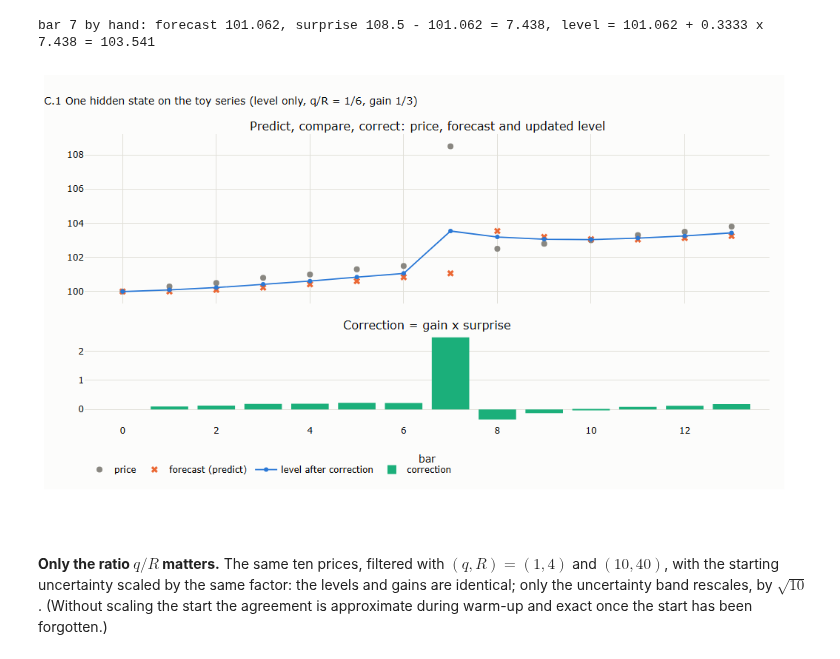
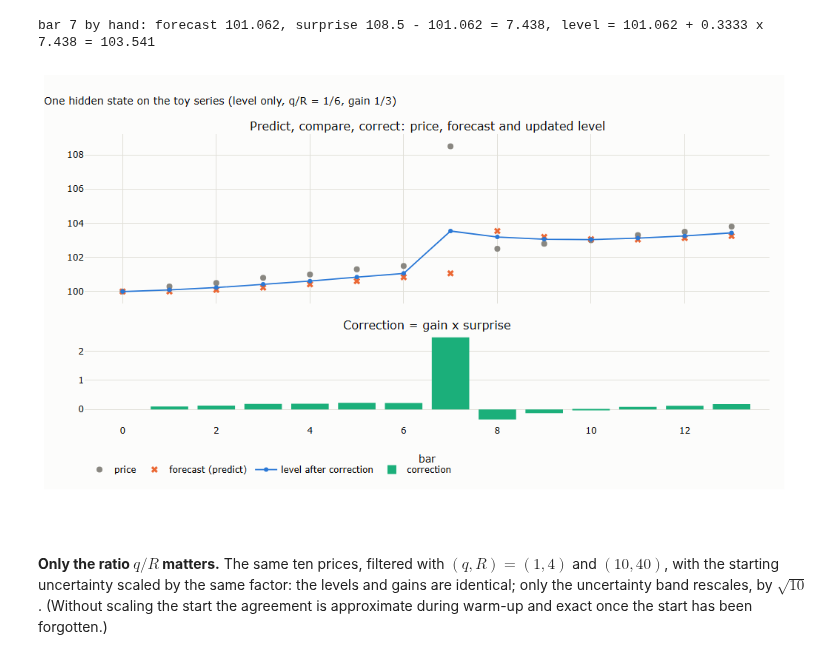
Before and after one commit to MaxGnesi/systematic-trading-notes, a Jupyter notebook: lectures/04-tracking-hidden-states/04_tracking_hidden_states.ipynb, the cells around one changed output. Drawn from its saved outputs; the diff is of its cells as text; code cells hidden in the pictures.

```diff
--- a/lectures/04-tracking-hidden-states/04_tracking_hidden_states.ipynb
+++ b/lectures/04-tracking-hidden-states/04_tracking_hidden_states.ipynb
@@ -430,18 +430,18 @@ bar 7 by hand: forecast 101.062, surprise 108.5 - 101.062 = 7.438, level = 101.0
 # %%
 fig = make_subplots(rows=2, cols=1, shared_xaxes=True, vertical_spacing=0.1, row_heights=[0.65, 0.35],
                     subplot_titles=("Predict, compare, correct: price, forecast and updated level", "Correction = gain x surprise"))
 bars = np.arange(len(toy))
 fig.add_scatter(x=bars, y=toy, name="price", mode="markers", marker=dict(size=8, color=MUTED), row=1, col=1)
 fig.add_scatter(x=bars, y=res["forecast"], name="forecast (predict)", mode="markers", marker=dict(size=8, symbol="x", color=SERIES[1]), row=1, col=1)
 fig.add_scatter(x=bars, y=res["states"][:, 0], name="level after correction", mode="lines+markers", line=dict(width=1.8, color=SERIES[0]), row=1, col=1)
 fig.add_bar(x=bars, y=res["gain"] * res["surprise"], name="correction", marker_color=SERIES[2], row=2, col=1)
-fig.update_layout(title="C.1 One hidden state on the toy series (level only, q/R = 1/6, gain 1/3)", height=560, width=1000,
+fig.update_layout(title="One hidden state on the toy series (level only, q/R = 1/6, gain 1/3)", height=560, width=1000,
                   margin=dict(t=80, b=60), legend=dict(orientation="h", y=-0.12, x=0))
 fig.update_xaxes(title_text="bar", row=2, col=1)
 save_figure(fig, "c01_predict_compare_correct", FIG)
 fig
 # %% [output]
-[figure, old version]
+[figure, new version]
 # %% [markdown]
 **Only the ratio $q/R$ matters.** The same ten prices, filtered with $(q, R) = (1, 4)$ and
 $(10, 40)$, with the starting uncertainty scaled by the same factor: the levels and gains are
```
Also changed, not shown: parts of 16 cells of this notebook, 19 other files.
